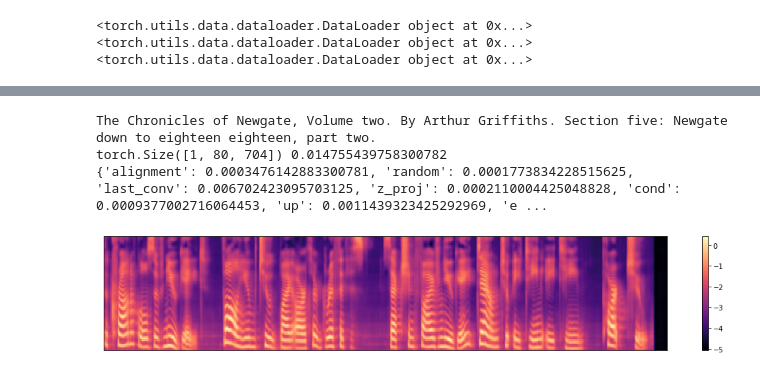
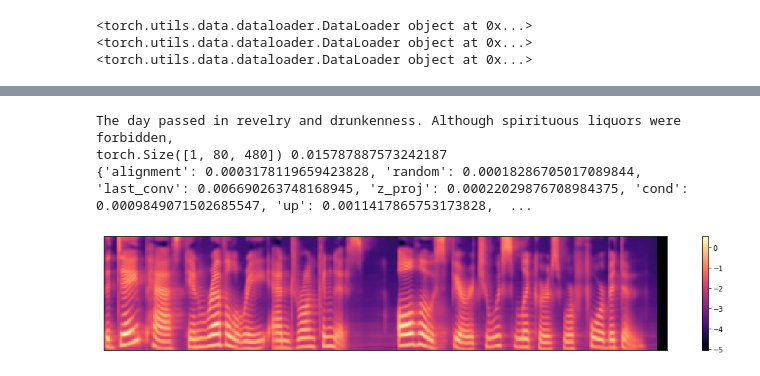
Before and after one commit to scpark20/kimchi-tts, a Jupyter notebook: light57_model.ipynb, the cells around one changed output, grey strips where cells are left out. Drawn from its saved outputs; the diff is of its cells as text; code cells hidden in the pictures.

```diff
--- a/light57_model.ipynb
+++ b/light57_model.ipynb
@@ -78,7 +78,7 @@ done
 # %%
 trainset = LJDataset(tts_hparams)
 collate_fn = TextMelCollate(tts_hparams)
-train_loader = torch.utils.data.DataLoader(trainset, num_workers=tts_hparams.num_workers,
+train_loader = torch.utils.data.DataLoader(trainset, num_workers=8, #tts_hparams.num_workers,
                           shuffle=True, sampler=None, batch_size=tts_hparams.batch_size, pin_memory=False,
                           drop_last=True, collate_fn=collate_fn)
 print(train_loader)
@@ -219,38 +238,39 @@ logger.save(step, model, optimizer)
 # %%
 import matplotlib.pyplot as plt
 import librosa.display
 import numpy as np
 import time
 
-for batch in test_loader:
+for i, batch in enumerate(test_loader):
     batch = to_cuda(batch)
-    print(batch['strings'][0])
-    break
+    if i == 8:
+        break
+print(batch['strings'][0])
 
 model.eval()
 with torch.no_grad():
     index = 0
     times = []
     for _ in range(10):
         t0 = time.time()
         samples, time_dict = model.inference(batch['text'][0:1], None, None, temperature=1.0)
         t1 = time.time()
         times.append(t1 - t0)
     times = np.array(times)
     print(samples.shape, np.mean(times))
     print(time_dict)
 
     plt.figure(figsize=[18, 3])
     _x = batch['mels'].data.cpu().numpy()
     _s = samples.data.cpu().numpy()
     librosa.display.specshow(_s[index])
     plt.colorbar()
     plt.show()
 # %% [output]
-The Chronicles of Newgate, Volume two. By Arthur Griffiths. Section five: Newgate down to eighteen eighteen, part two.
-torch.Size([1, 80, 704]) 0.014755439758300782
-{'alignment': 0.0003476142883300781, 'random': 0.0001773834228515625, 'last_conv': 0.006702423095703125, 'z_proj': 0.0002110004425048828, 'cond': 0.0009377002716064453, 'up': 0.0011439323425292969, 'e ...
+The day passed in revelry and drunkenness. Although spirituous liquors were forbidden,
+torch.Size([1, 80, 480]) 0.015787887573242187
+{'alignment': 0.0003178119659423828, 'random': 0.00018286705017089844, 'last_conv': 0.006690263748168945, 'z_proj': 0.00022029876708984375, 'cond': 0.0009849071502685547, 'up': 0.0011417865753173828,  ...
-[figure, old version]
+[figure, new version]
 # %%
 def denormalize(x):
     return 10 ** x
```
Also changed, not shown: parts of 2 cells of this notebook, 4 other files.
